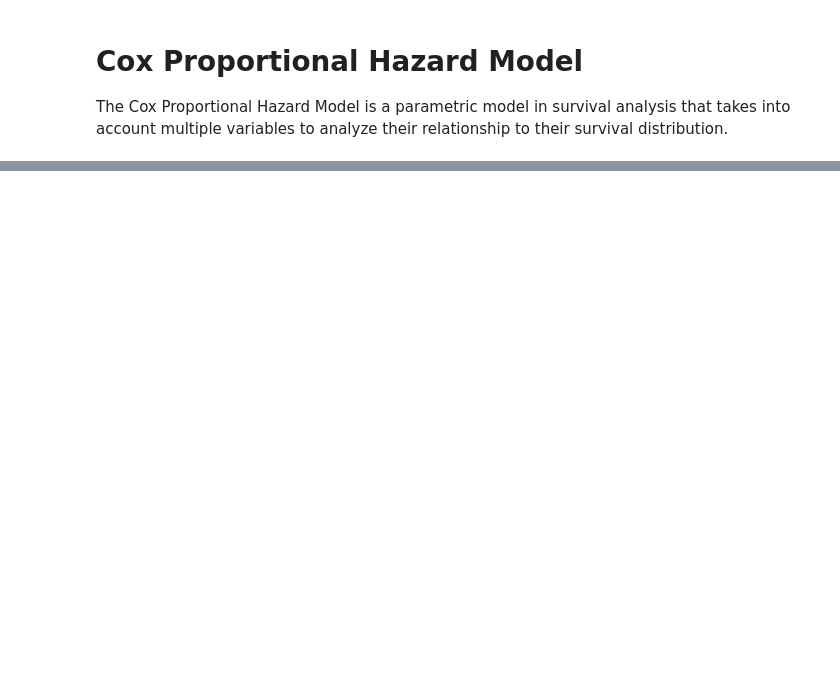
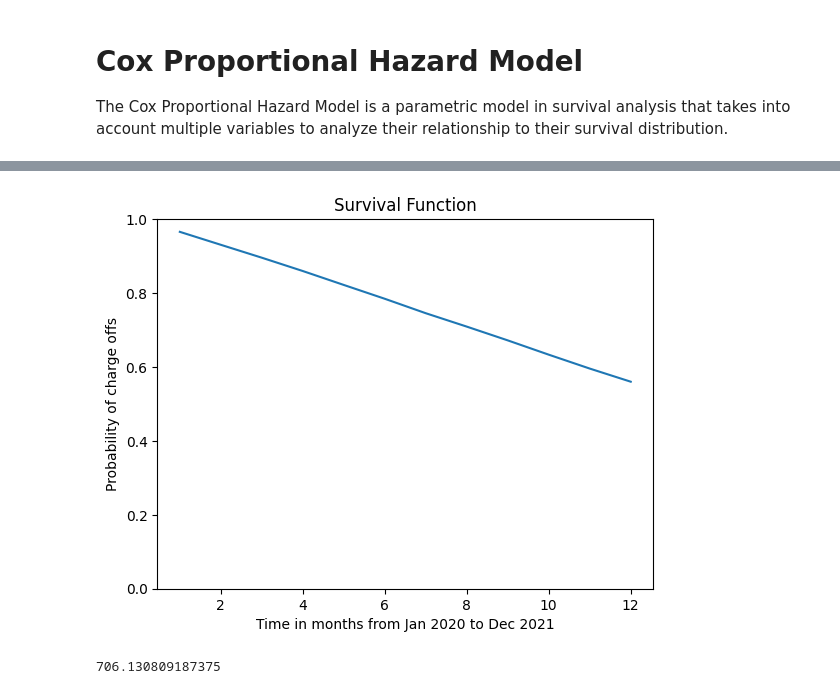
Before and after one commit to mohitsingh4744/illinois-datathon-23, a Jupyter notebook: attack_on_data_model_training.ipynb, the cells around one changed output, grey strips where cells are left out. Saved outputs shown, nothing was run; the diff lists cells and outputs as text; code cells hidden in the pictures; blank space fills up the shorter version.

Commit message:
model training

```diff
--- a/attack_on_data_model_training.ipynb
+++ b/attack_on_data_model_training.ipynb
@@ -104,10 +200,16 @@ df_random_pps = df_random_pps.sort_values(by='ppscore', ascending=False).head(n=
+# %%
+data = {'net_payment_behaviour_tripd': ['D', 'P', 'R', 'I', 'T', 'C']}
+
+data = {'D': 0, 'P': 1, 'R': 2, 'I': 3, 'T': 4, 'C': 5}
+
+df_test['behaviour_numbers'] = df_test['net_payment_behaviour_tripd'].replace(data)
 # %% [markdown]
 # Cox Proportional Hazard Model
 The Cox Proportional Hazard Model is a parametric model in survival analysis that takes into account multiple variables to analyze their relationship to their survival distribution.
 # %%
-df_clean_train_final = ...
-columns = ...
+df_clean_train_final = final
+columns = ["survival_time", "charge_off", "fico_numbers", "behaviour_numbers", "credit_limit_amt", "prev_balance"]
 dfcox = df_clean_train_final[columns]
 coxph = CoxPHFitter()
-coxph.fit(dfcox, duration_col='time', event_col='charge_off')
+coxph.fit(dfcox, duration_col='survival_time', event_col='charge_off')
 coxph.print_summary()
@@ -137,0 +234,4 @@ survival_function
+# %%
+survival_functions = coxph.predict_survival_function(df_test)
+survival_functions = survival_functions.loc[1:12, :]
+survival_functions
@@ -138,5 +253,18 @@ survival_function
+# %%
+aggregate_survival = survival_functions.mean(axis = 1)
+# %%
+plt.plot(aggregate_survival.index, aggregate_survival.values)
+plt.ylim(0, 1)
+plt.xlabel('Time in months from Jan 2020 to Dec 2021')
+plt.ylabel('Probability of charge offs')
+plt.title('Survival Function')
+plt.show()
+# %% [output]
+[figure, added]
 # %%
-start =
-end =
-num_charge_offs = survival_function.loc[start:end, :].diff().iloc[-1].sum() * -1
+start = 1
+end = 12
+num_charge_offs = survival_functions.loc[start:end, :].diff().iloc[-1].sum() *-1
 num_charge_offs
+# %% [output]
+706.130809187375
```
Also changed, not shown: parts of 28 cells of this notebook.
